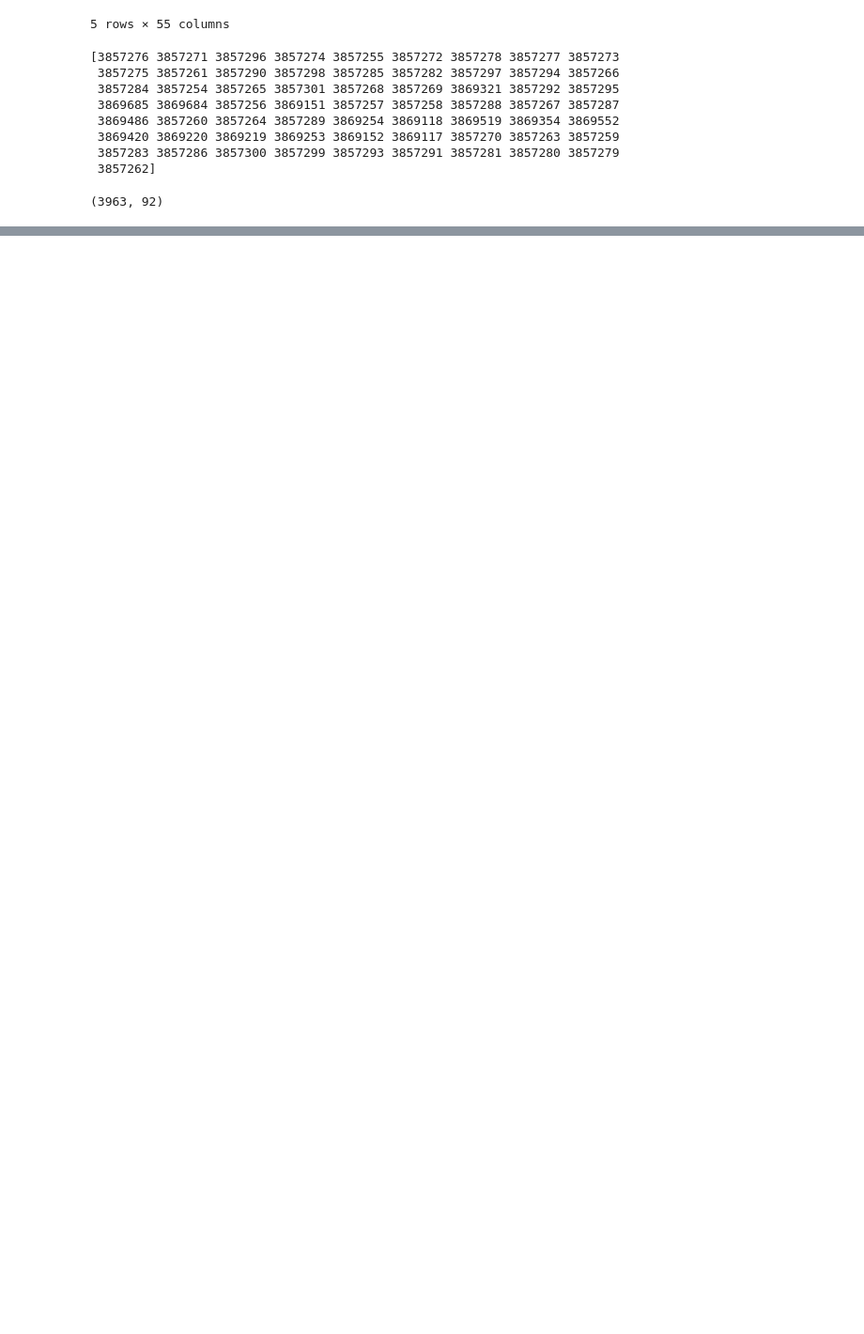
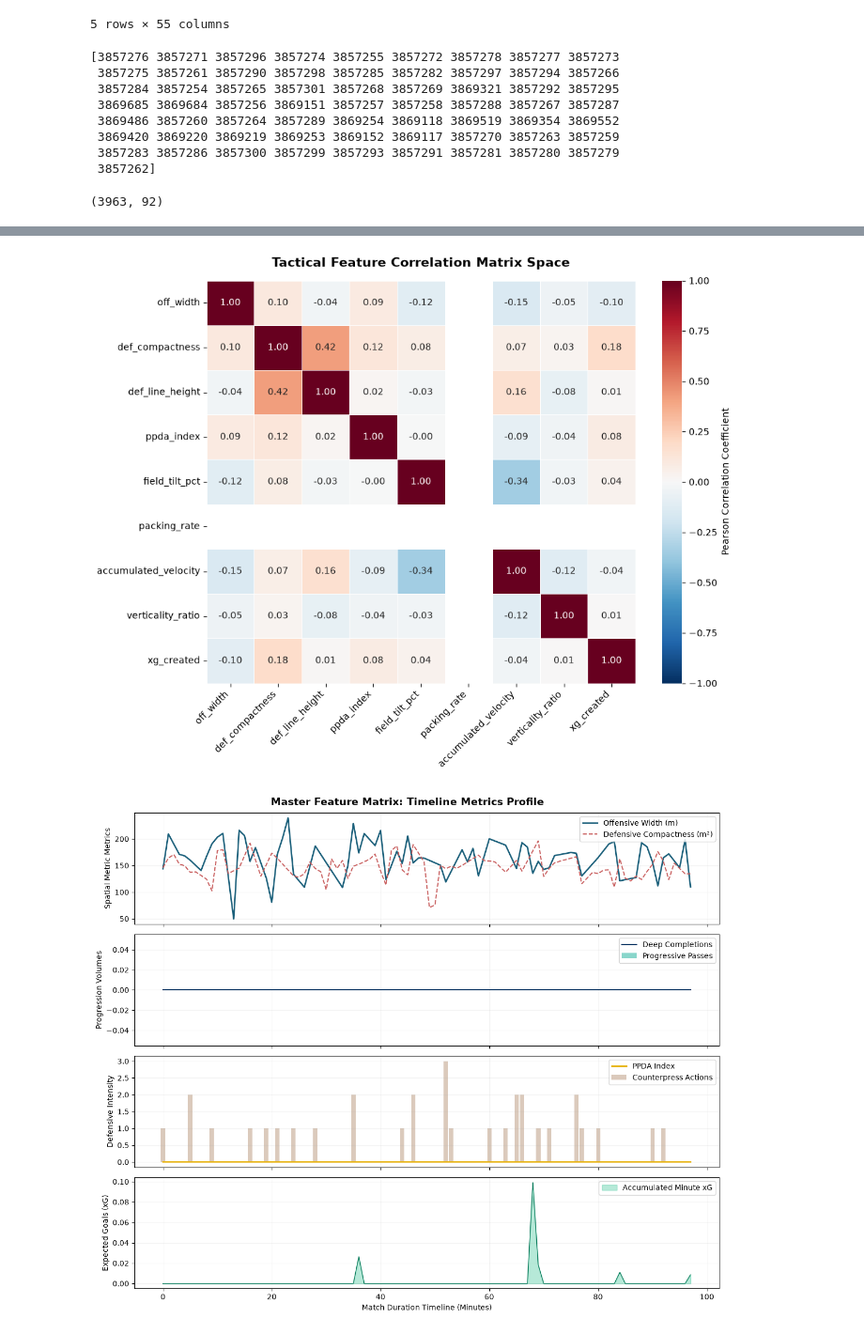
Before and after one commit to ucd-cosmos-data/26-the-pattern-seekers-analysis, a Jupyter notebook: World-Cup-S-Bomb/notebooks/fifa_all_files.ipynb, the cells around one changed output, grey strips where cells are left out. Shown at 94% size. Saved outputs shown, nothing was run; the diff lists cells and outputs as text; code cells hidden in the pictures; blank space fills up the shorter version.

```diff
--- a/World-Cup-S-Bomb/notebooks/fifa_all_files.ipynb
+++ b/World-Cup-S-Bomb/notebooks/fifa_all_files.ipynb
@@ -44,0 +1492,68 @@ events.shape
+# %%
+import seaborn as sns
+import matplotlib.pyplot as plt
+
+# Isolate the correlation dataframe from your engine results
+corr_matrix = part2_payload['correlation_matrix']
+
+plt.figure(figsize=(10, 8))
+sns.heatmap(
+    corr_matrix,
+    annot=True,
+    fmt=".2f",
+    cmap="RdBu_r",
+    vmin=-1,
+    vmax=1,
+    linewidths=0.5,
+    cbar_kws={"label": "Pearson Correlation Coefficient"}
+)
+
+plt.title("Tactical Feature Correlation Matrix Space", fontsize=14, weight='bold', pad=15)
+plt.xticks(rotation=45, ha='right')
+plt.yticks(rotation=0)
+plt.tight_layout()
+plt.show()
+
+import matplotlib.pyplot as plt
+
+# Grab the master dataframe compiled during Stage 2
+df = master_feature_matrix.copy()
+
+fig, axes = plt.subplots(4, 1, figsize=(12, 10), sharex=True)
+minutes = df['minute'].values
+
+# Track 1: Team Width & Defensive Compactness Over Time
+axes[0].plot(minutes, df['off_width'], color='#1A5F7A', label='Offensive Width (m)', linewidth=2)
+axes[0].plot(minutes, df['def_compactness'], color='#C85C5C', label='Defensive Compactness (m²)', linewidth=1.5, linestyle='--')
+axes[0].set_ylabel('Spatial Metric Metrics')
+axes[0].legend(loc='upper right')
+axes[0].grid(True, alpha=0.15)
+
+# Track 2: Direct Progressive Passing and Deep Completions
+axes[1].bar(minutes, df['progressive_passes'], color='#57C5B6', alpha=0.7, label='Progressive Passes')
+axes[1].step(minutes, df['deep_completions'], color='#002B5B', where='mid', label='Deep Completions', linewidth=1.5)
+axes[1].set_ylabel('Progression Volumes')
+axes[1].legend(loc='upper right')
+axes[1].grid(True, alpha=0.15)
+
+# Track 3: Pressing (PPDA) vs Ball Recovery Metrics
+axes[2].plot(minutes, df['ppda_index'], color='#E7B10A', linewidth=2, label='PPDA Index')
+axes[2].bar(minutes, df['counterpress_opps'], color='#A77B58', alpha=0.4, label='Counterpress Actions')
+axes[2].set_ylabel('Defensive Intensity')
+axes[2].legend(loc='upper right')
+axes[2].grid(True, alpha=0.15)
+
+# Track 4: Expected Goals Creation Matrix Track
+axes[3].fill_between(minutes, df['xg_created'], color='#10B981', alpha=0.3, label='Accumulated Minute xG')
+axes[3].plot(minutes, df['xg_created'], color='#047857', linewidth=1)
+axes[3].set_ylabel('Expected Goals (xG)')
+axes[3].set_xlabel('Match Duration Timeline (Minutes)')
+axes[3].legend(loc='upper right')
+axes[3].grid(True, alpha=0.15)
+
+plt.suptitle("Master Feature Matrix: Timeline Metrics Profile", fontsize=14, weight='bold', y=0.98)
+plt.tight_layout()
+plt.show()
+# %% [output]
+[figure, added]
+[figure, added]
```
Also changed, not shown: parts of 5 cells of this notebook, 4 other files.
